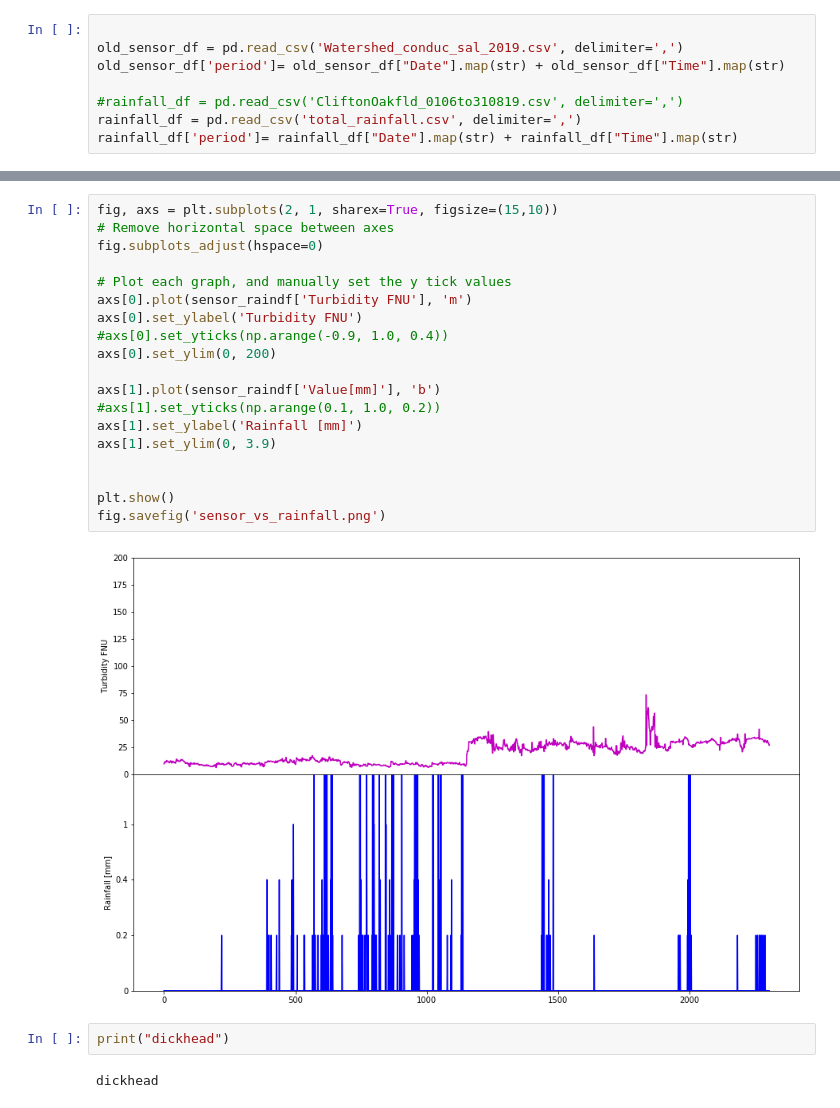
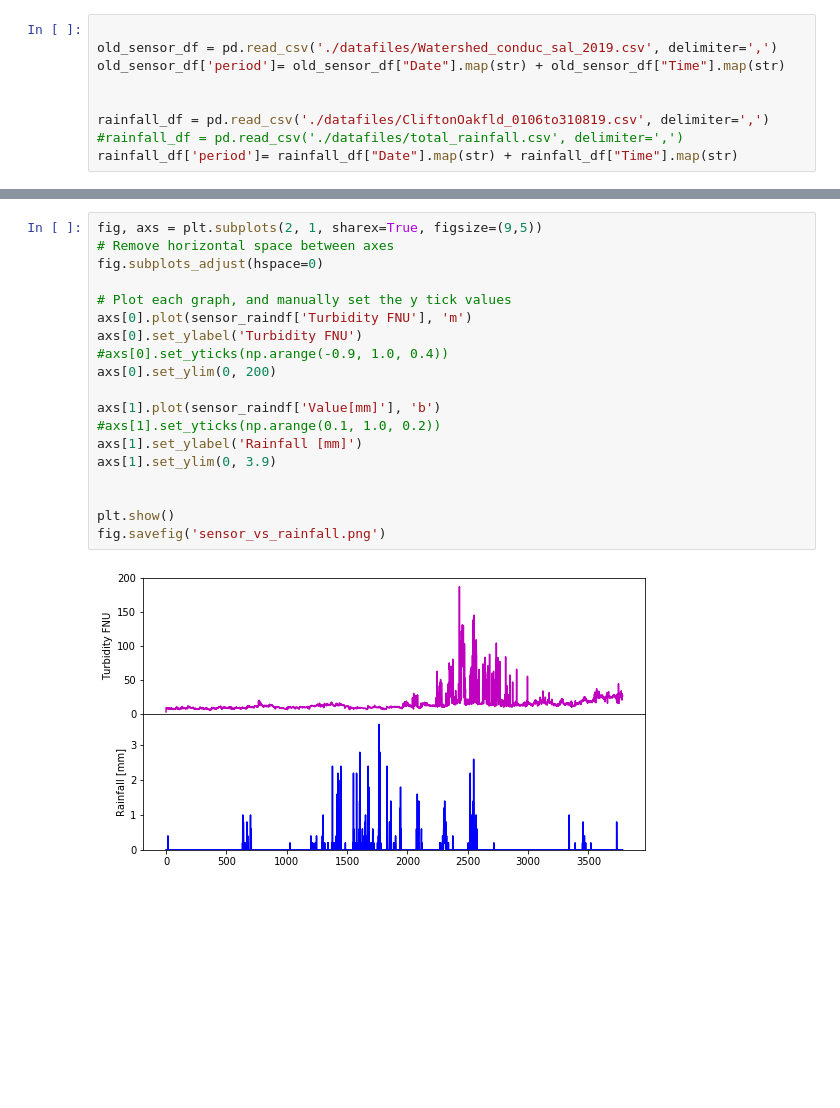
Before and after one commit to NicolasBelissent/FYP_, a Jupyter notebook: sensor_vs_rainfall.ipynb, the cells around one changed output, grey strips where cells are left out. Saved outputs shown, nothing was run; the diff lists cells and outputs as text; blank space fills up the shorter version.

```diff
--- a/sensor_vs_rainfall.ipynb
+++ b/sensor_vs_rainfall.ipynb
@@ -5,11 +7,12 @@ import numpy as np
 import matplotlib.pyplot as plt
 # %%
 
-old_sensor_df = pd.read_csv('Watershed_conduc_sal_2019.csv', delimiter=',')
+old_sensor_df = pd.read_csv('./datafiles/Watershed_conduc_sal_2019.csv', delimiter=',')
 old_sensor_df['period']= old_sensor_df["Date"].map(str) + old_sensor_df["Time"].map(str)
 
-#rainfall_df = pd.read_csv('CliftonOakfld_0106to310819.csv', delimiter=',')
-rainfall_df = pd.read_csv('total_rainfall.csv', delimiter=',')
+
+rainfall_df = pd.read_csv('./datafiles/CliftonOakfld_0106to310819.csv', delimiter=',')
+#rainfall_df = pd.read_csv('./datafiles/total_rainfall.csv', delimiter=',')
 rainfall_df['period']= rainfall_df["Date"].map(str) + rainfall_df["Time"].map(str)
 # %%
 sensor_raindf = pd.merge(rainfall_df, old_sensor_df, on = 'period', how='inner')
@@ -44,25 +47,21 @@ ax.plot(sensor_raindf['Turbidity FNU'], 'm')
 # %%
-fig, axs = plt.subplots(2, 1, sharex=True, figsize=(15,10))
+fig, axs = plt.subplots(2, 1, sharex=True, figsize=(9,5))
 # Remove horizontal space between axes
 fig.subplots_adjust(hspace=0)
 
 # Plot each graph, and manually set the y tick values
 axs[0].plot(sensor_raindf['Turbidity FNU'], 'm')
 axs[0].set_ylabel('Turbidity FNU')
 #axs[0].set_yticks(np.arange(-0.9, 1.0, 0.4))
 axs[0].set_ylim(0, 200)
 
 axs[1].plot(sensor_raindf['Value[mm]'], 'b')
 #axs[1].set_yticks(np.arange(0.1, 1.0, 0.2))
 axs[1].set_ylabel('Rainfall [mm]')
 axs[1].set_ylim(0, 3.9)
 
 
 plt.show()
 fig.savefig('sensor_vs_rainfall.png')
 # %% [output]
-[figure, old version]
+[figure, new version]
-# %%
-print("dickhead")
-# %% [output]
-dickhead
```
Also changed, not shown: parts of 3 cells of this notebook, 2 other files.
